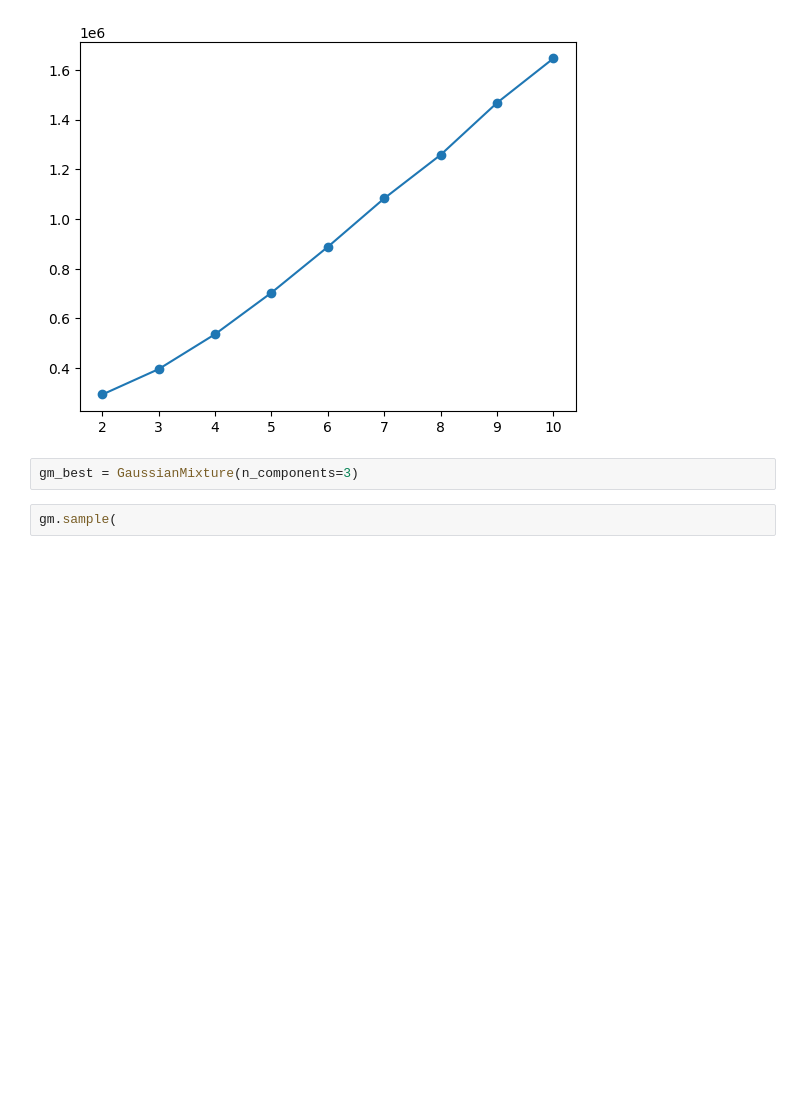
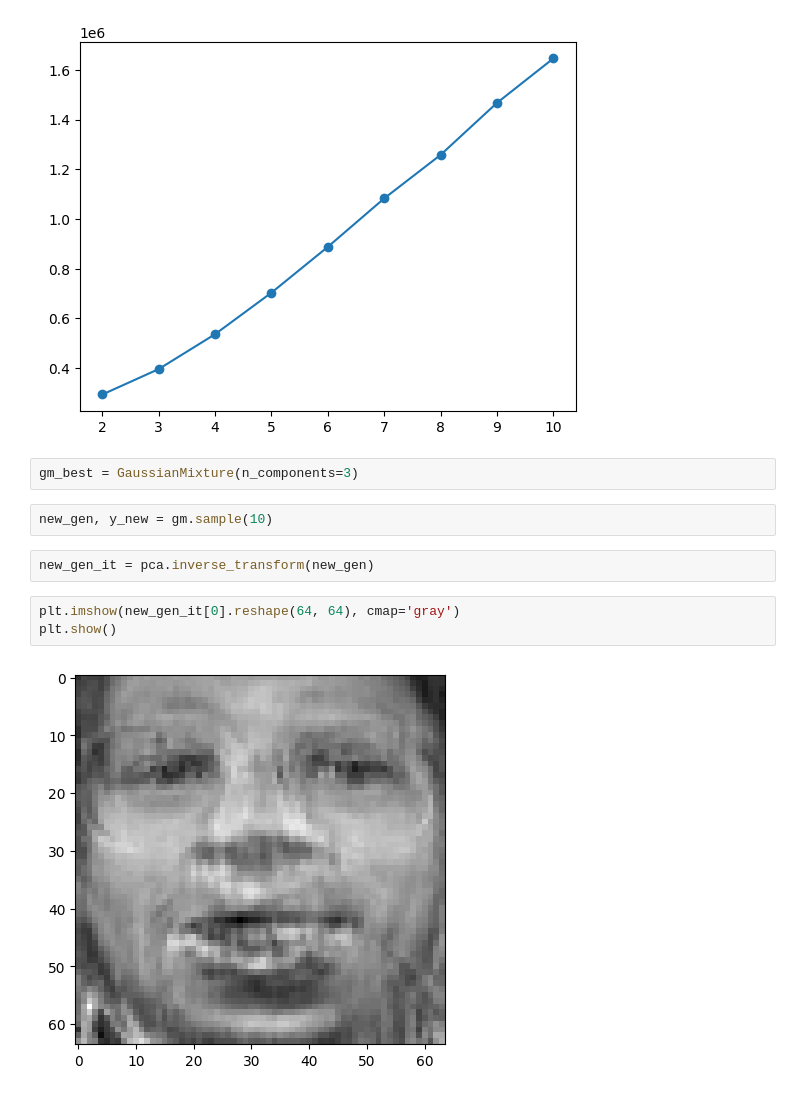
Before and after one commit to berkasin01/hands_on_ml, a Jupyter notebook: chapter_9/olivetti_exercise.ipynb, the cells around one changed output. Saved outputs shown, nothing was run; the diff lists cells and outputs as text; blank space fills up the shorter version.

```diff
--- a/chapter_9/olivetti_exercise.ipynb
+++ b/chapter_9/olivetti_exercise.ipynb
@@ -372,4 +377,11 @@ plt.show()
 # %%
 gm_best = GaussianMixture(n_components=3)
 # %%
-gm.sample(
+new_gen, y_new = gm.sample(10)
+# %%
+new_gen_it = pca.inverse_transform(new_gen)
+# %%
+plt.imshow(new_gen_it[0].reshape(64, 64), cmap='gray')
+plt.show()
+# %% [output]
+[figure, added]
```
Also changed, not shown: parts of 4 cells of this notebook.
